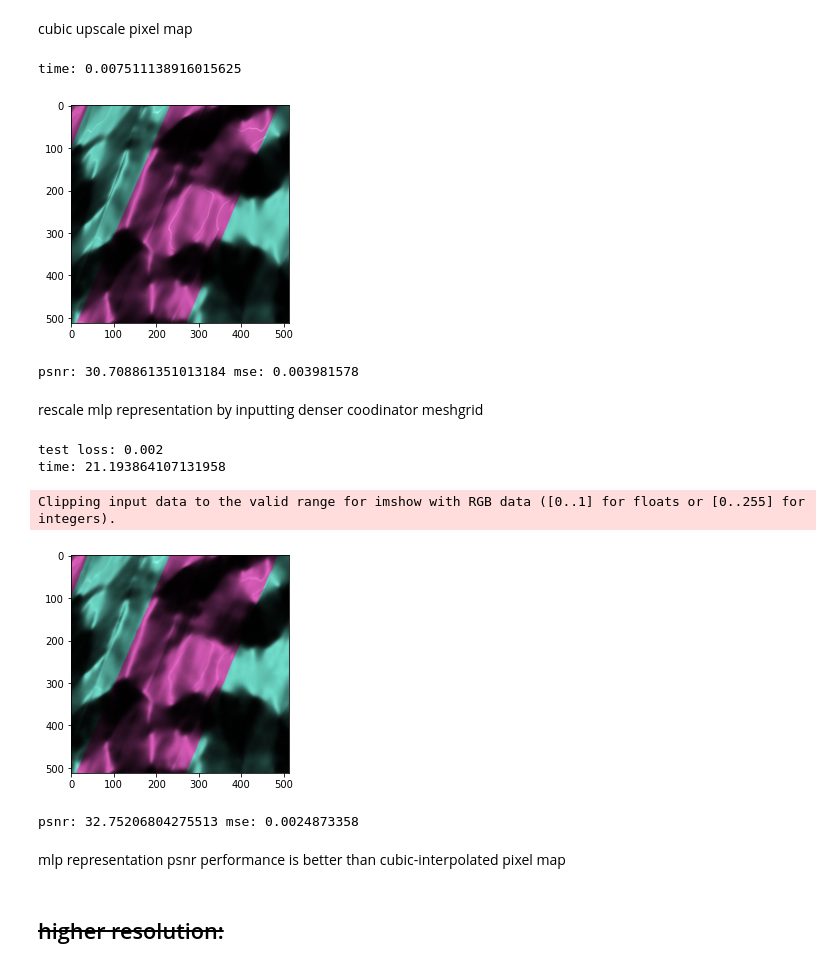
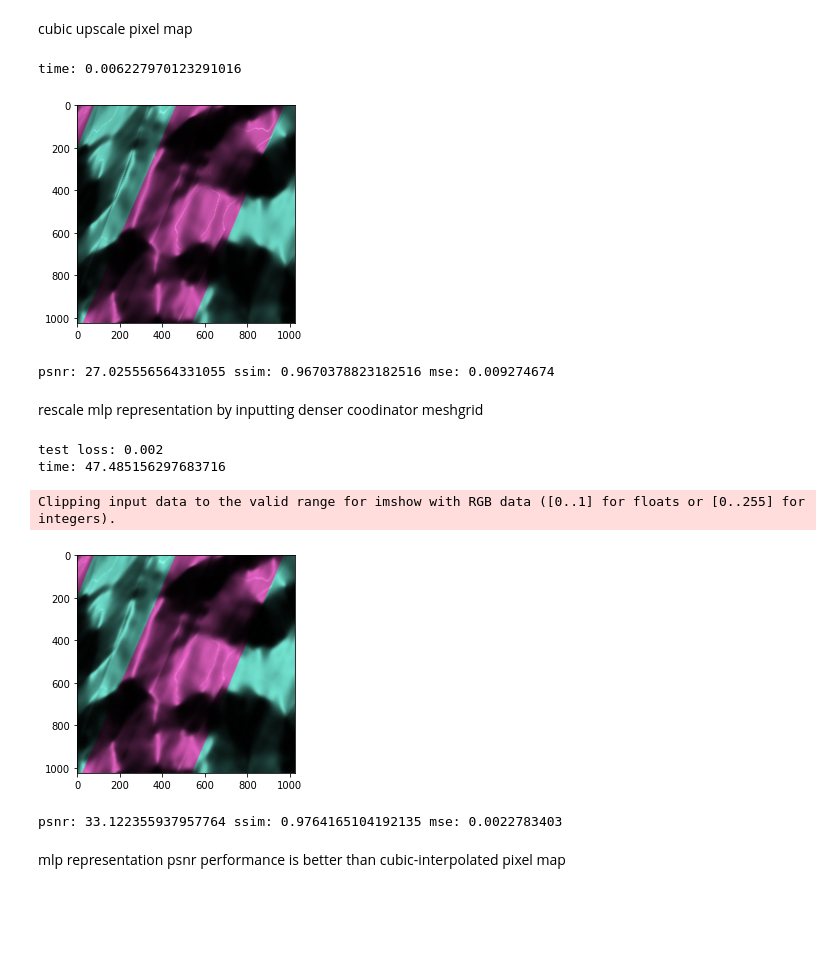
Before and after one commit to djbradyAtOpticalSciencesArizona/multiframeEstimation, a Jupyter notebook: mlp_image_representation.ipynb, the cells around one changed output. Cells and saved outputs as stored; diff of their text form; code cells hidden in the pictures; blank space fills up the shorter version.

```diff
--- a/mlp_image_representation.ipynb
+++ b/mlp_image_representation.ipynb
@@ -29,7 +43,7 @@ def print_stat(narray, narray_name = "Array"):
     arr = narray.flatten()
     print(narray_name , "stat: max: {}, min: {}, mean: {}, std: {}".format(arr.max(), arr.min(), arr.mean(), arr.std()))
 
-img = load_exr("scene{:04d}/Image/Image0001.exr".format(0))
+img = load_exr("Image0001.exr".format(0))
 plt.imshow(img/img.max())
 plt.show()
 print_stat(img)
@@ -261,19 +275,22 @@ network learns well w.r.t psnr. Next test rescaling capability of the pixel map
 cubic upscale pixel map
 # %%
 import time
+from skimage.metrics import structural_similarity as ssim
+
 start_time = time.time()
-img_resize = cv2.resize(img[::2, ::2], (0,0), fx=2, fy=2, interpolation = cv2.INTER_CUBIC)
+img_resize = cv2.resize(img[::4, ::4], (0,0), fx=4, fy=4, interpolation = cv2.INTER_CUBIC)
 print("time:", time.time() - start_time)
 plt.imshow(img_resize/img_resize.max())
 plt.show()
 mse = ((img_resize - img)**2).mean()
 psnr = 10 * np.log10(img.max()/mse)
-
-print("psnr:", psnr, "mse:", mse)
+SSIM = ssim(img, img_resize, multichannel = True,
+                  data_range=img_resize.max() - img_resize.min())
+print("psnr:", psnr, "ssim:", SSIM, "mse:", mse)
 # %% [output]
-time: 0.007511138916015625
+time: 0.006227970123291016
-[figure, old version]
+[figure, new version]
-psnr: 30.708861351013184 mse: 0.003981578
+psnr: 27.025556564331055 ssim: 0.9670378823182516 mse: 0.009274674
 # %% [markdown]
 rescale mlp representation by inputting denser coodinator meshgrid
 # %%
@@ -294,23 +311,22 @@ with torch.no_grad():
     print('test loss: %.3f' %
                 (running_loss/(i+1)))
 mlp_img = torch.cat(img_list).cpu().numpy()
-mlp_img = mlp_img.reshape((512, 512, 3))
+mlp_img = mlp_img.reshape((1024, 1024, 3))
 print("time:", (time.time() - start_time))
 # %% [output]
 test loss: 0.002
-time: 21.193864107131958
+time: 47.485156297683716
 # %%
 plt.imshow(mlp_img/mlp_img.max())
 plt.show()
 mse = ((mlp_img - img)**2).mean()
 psnr = 10 * np.log10(img.max()/mse)
-
-print("psnr:", psnr, "mse:", mse)
+SSIM = ssim(img, mlp_img, multichannel = True,
+                  data_range=mlp_img.max() - mlp_img.min())
+print("psnr:", psnr, "ssim:", SSIM, "mse:", mse)
 # %% [output]
 Clipping input data to the valid range for imshow with RGB data ([0..1] for floats or [0..255] for integers).
-[figure, old version]
+[figure, new version]
-psnr: 32.75206804275513 mse: 0.0024873358
+psnr: 33.122355937957764 ssim: 0.9764165104192135 mse: 0.0022783403
 # %% [markdown]
 mlp representation psnr performance is better than cubic-interpolated pixel map
-# %% [markdown]
-## ~~higher resolution:~~
```
Also changed, not shown: parts of 11 cells of this notebook.
